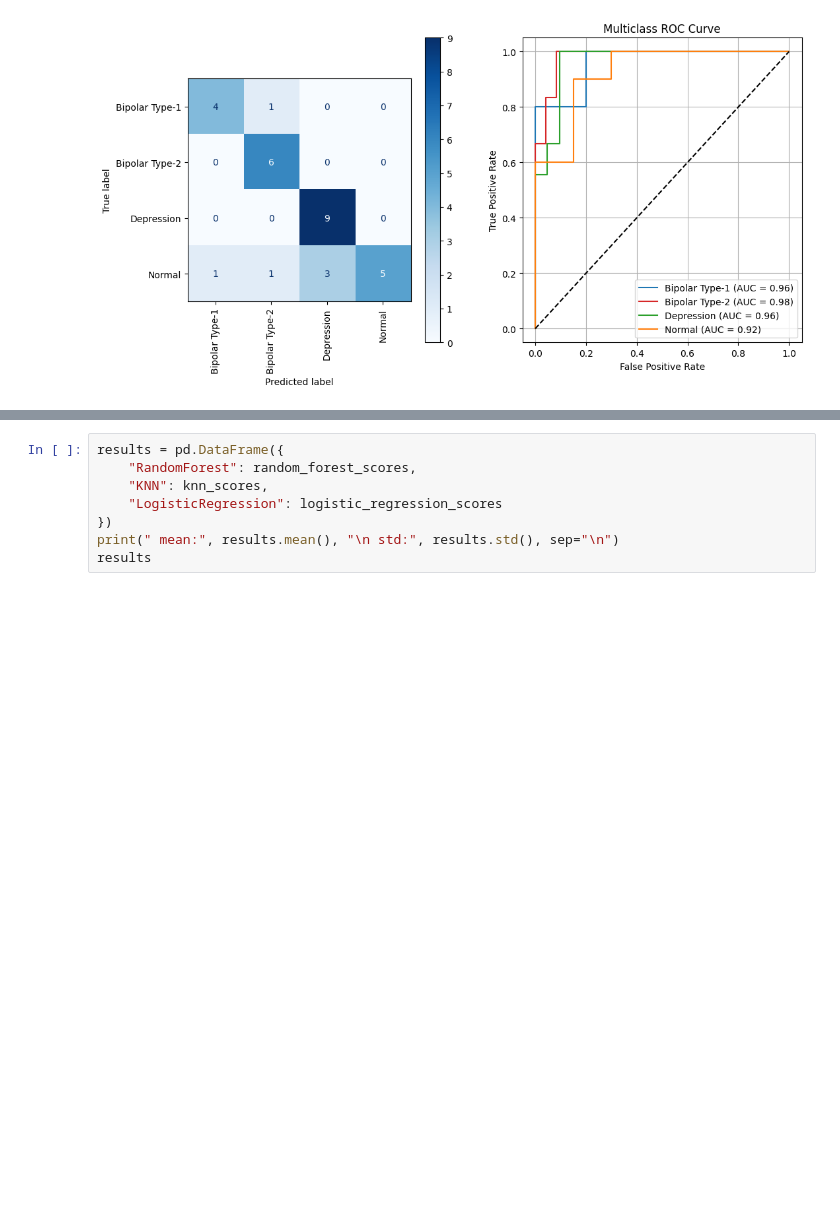
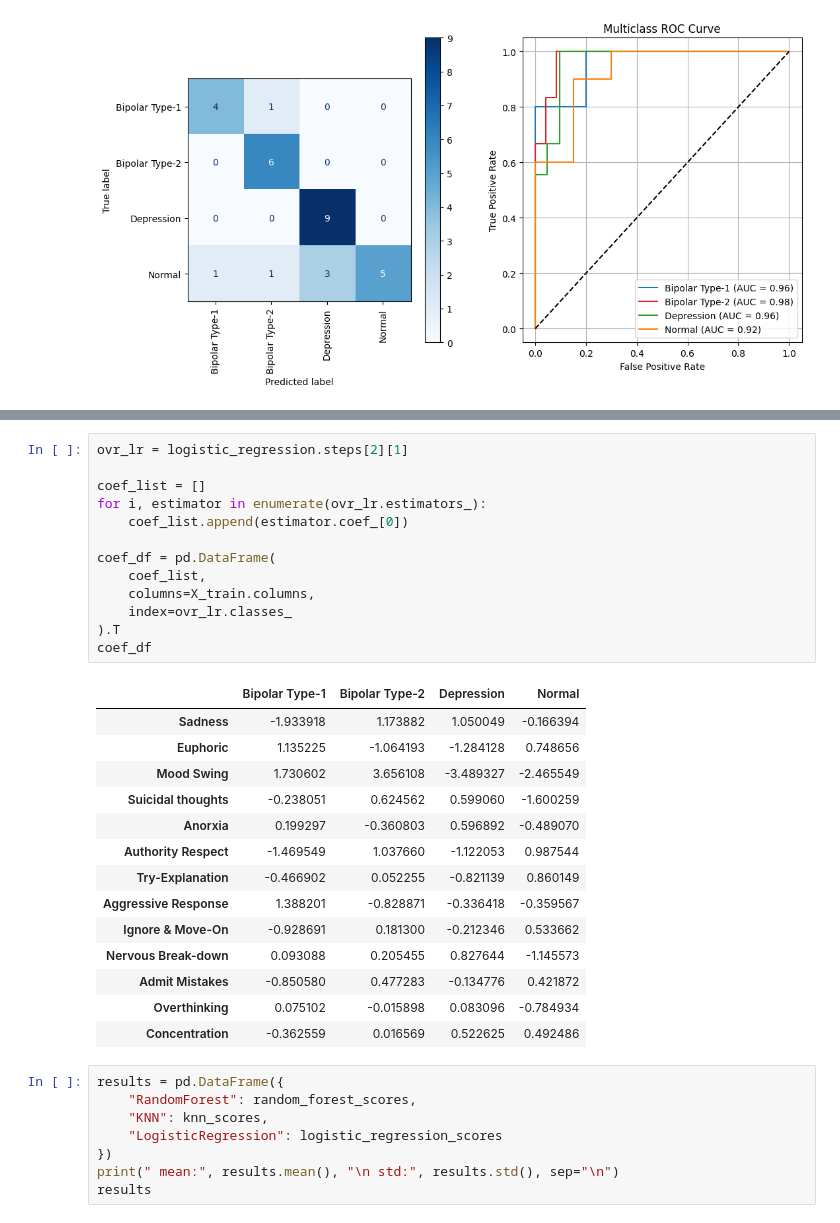
Before and after one commit to Ajver/mental-disorder-diagnosis, a Jupyter notebook: src/model_eval.ipynb, the cells around one changed output, grey strips where cells are left out. Cells and saved outputs as stored; diff of their text form; blank space fills up the shorter version.

Commit message:
Print coefficients for logistic regression model

```diff
--- a/src/model_eval.ipynb
+++ b/src/model_eval.ipynb
@@ -94,3 +116,31 @@ Roc AUC ovr =  0.9567824074074074
+# %%
+ovr_lr = logistic_regression.steps[2][1]
+
+coef_list = []
+for i, estimator in enumerate(ovr_lr.estimators_):
+    coef_list.append(estimator.coef_[0])
+
+coef_df = pd.DataFrame(
+    coef_list,
+    columns=X_train.columns,
+    index=ovr_lr.classes_
+).T
+coef_df
+# %% [output]
+|  | Bipolar Type-1 | Bipolar Type-2 | Depression | Normal |
+| Sadness | -1.933918 | 1.173882 | 1.050049 | -0.166394 |
+| Euphoric | 1.135225 | -1.064193 | -1.284128 | 0.748656 |
+| Mood Swing | 1.730602 | 3.656108 | -3.489327 | -2.465549 |
+| Suicidal thoughts | -0.238051 | 0.624562 | 0.599060 | -1.600259 |
+| Anorxia | 0.199297 | -0.360803 | 0.596892 | -0.489070 |
+| Authority Respect | -1.469549 | 1.037660 | -1.122053 | 0.987544 |
+| Try-Explanation | -0.466902 | 0.052255 | -0.821139 | 0.860149 |
+| Aggressive Response | 1.388201 | -0.828871 | -0.336418 | -0.359567 |
+| Ignore & Move-On | -0.928691 | 0.181300 | -0.212346 | 0.533662 |
+| Nervous Break-down | 0.093088 | 0.205455 | 0.827644 | -1.145573 |
+| Admit Mistakes | -0.850580 | 0.477283 | -0.134776 | 0.421872 |
+| Overthinking | 0.075102 | -0.015898 | 0.083096 | -0.784934 |
+| Concentration | -0.362559 | 0.016569 | 0.522625 | 0.492486 |
 # %%
 results = pd.DataFrame({
     "RandomForest": random_forest_scores,
```
Also changed, not shown: parts of 1 cell of this notebook.
